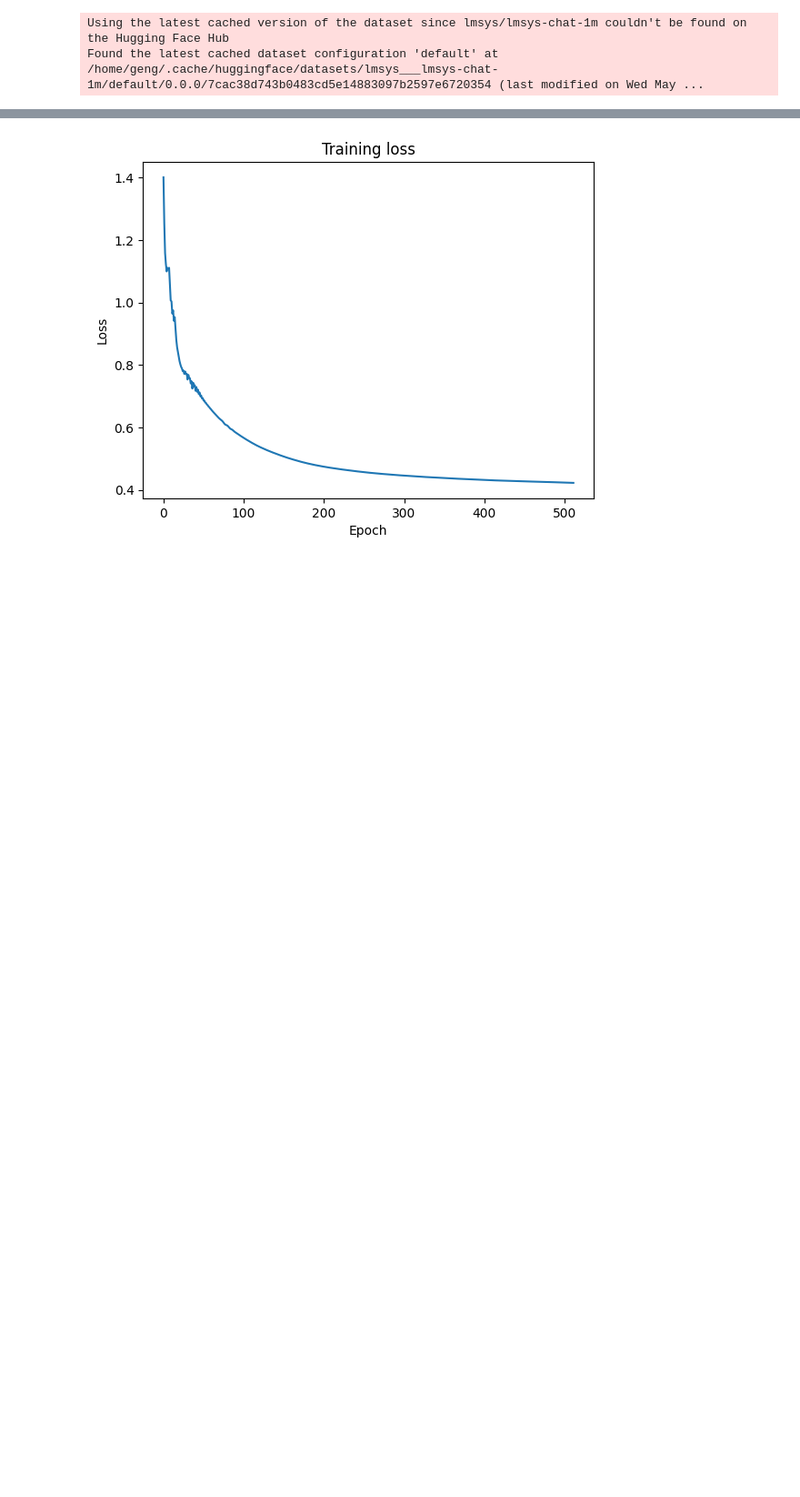
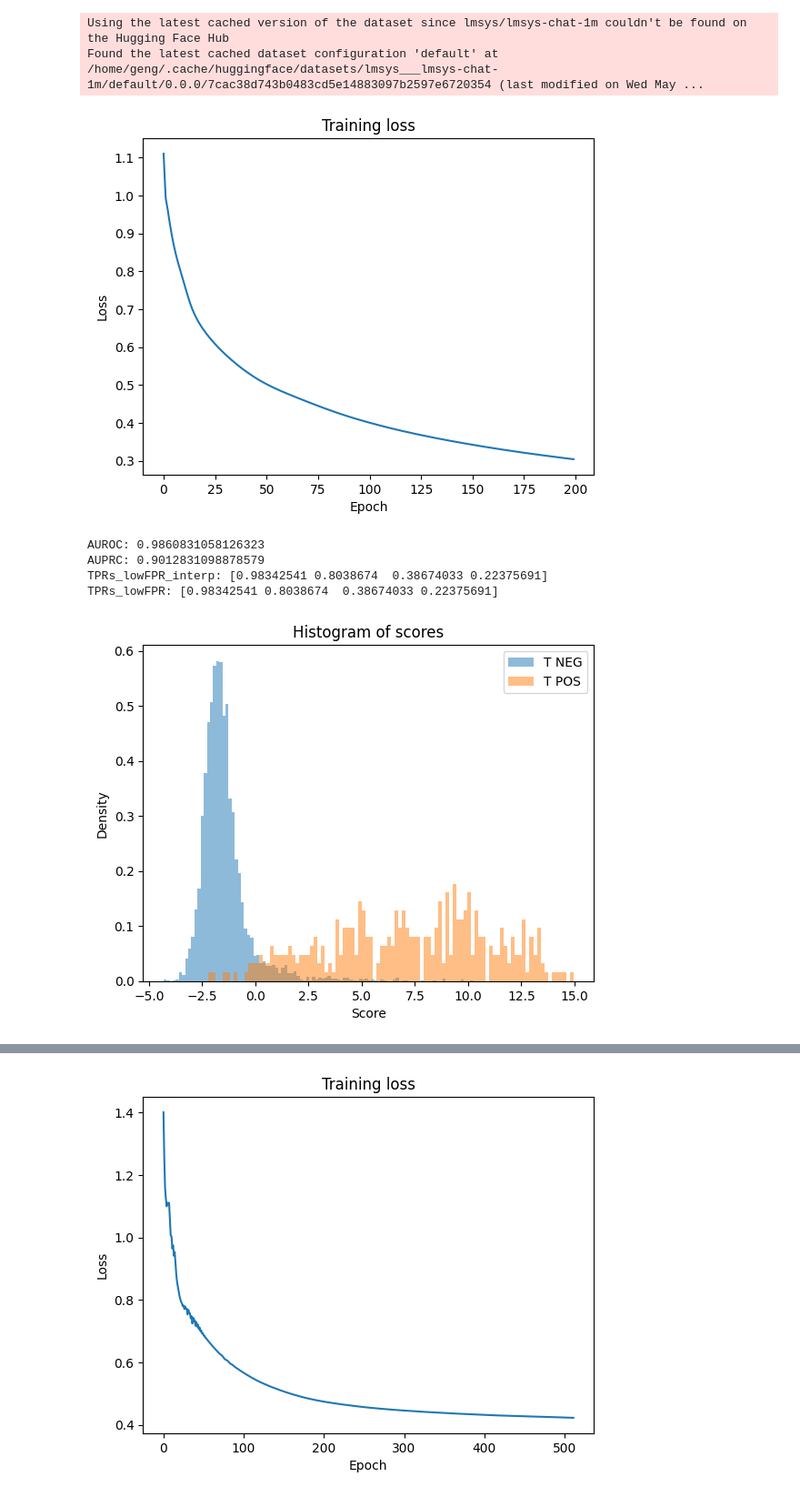
Before and after one commit to WhoTHU/detection_logits, a Jupyter notebook: visualizer.ipynb, the cells around one changed output, grey strips where cells are left out. Shown at 91% size. Drawn from its saved outputs; the diff is of its cells as text; code cells hidden in the pictures; blank space fills up the shorter version.

```diff
--- a/visualizer.ipynb
+++ b/visualizer.ipynb
@@ -22,3 +24,5 @@ Found the latest cached dataset configuration 'default' at /home/geng/.cache/hug
+# %%
+dataset_name = 'toxic-chat'
 # %%
 def inspect_output_at(data_dir):
     assert os.path.exists(data_dir)
@@ -119,0 +125,9 @@ def inspect_output_at(data_dir):
+# %%
+inspect_output_at('cache/llama-2-7b/E200_B128_LR5.0e-04_L1R1.0e-03_TRN5082_TEST5083')
+# %% [output]
+[figure, added]
+AUROC: 0.9860831058126323
+AUPRC: 0.9012831098878579
+TPRs_lowFPR_interp: [0.98342541 0.8038674  0.38674033 0.22375691]
+TPRs_lowFPR: [0.98342541 0.8038674  0.38674033 0.22375691]
+[figure, added]
```
Also changed, not shown: parts of 4 cells of this notebook, 5 other files.
